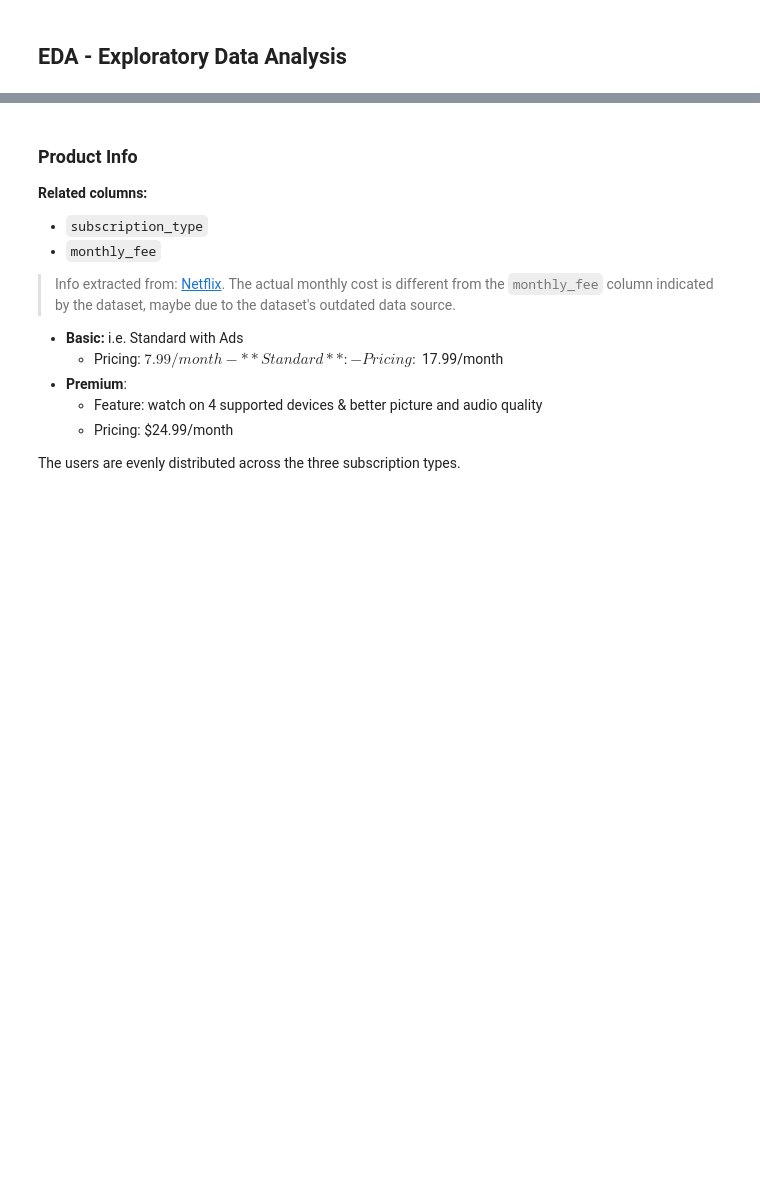
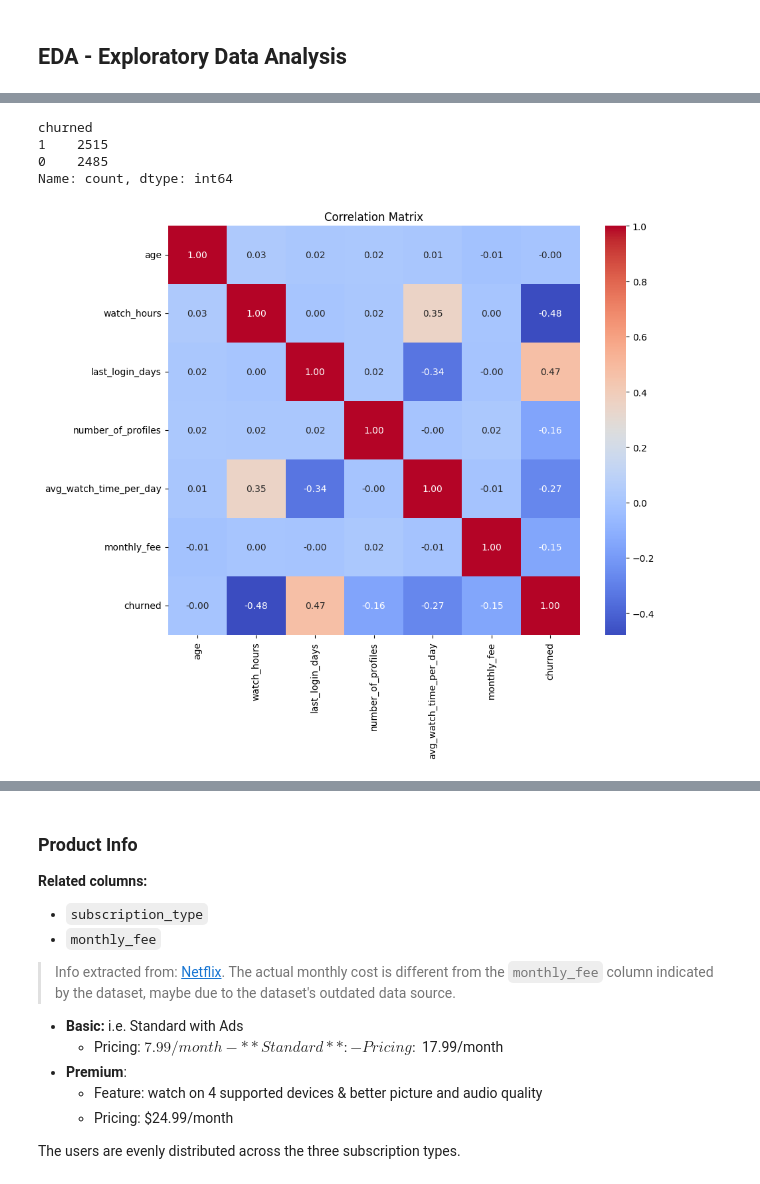
Before and after one commit to Lorre-Ramon/Netflix-Customer-Churn, a Jupyter notebook: churn.ipynb, the cells around one changed output, grey strips where cells are left out. Saved outputs shown, nothing was run; the diff lists cells and outputs as text; code cells hidden in the pictures; blank space fills up the shorter version.

```diff
--- a/churn.ipynb
+++ b/churn.ipynb
@@ -78,0 +77,17 @@ Name: count, dtype: int64
+# %%
+df['churned'].value_counts()
+# %% [output]
+churned
+1    2515
+0    2485
+Name: count, dtype: int64
+# %%
+# correlation matrix for continuous variables
+vars = ['age', 'watch_hours', 'last_login_days', 'number_of_profiles', 'avg_watch_time_per_day', 'monthly_fee', 'churned']
+plt.figure(figsize=(10,8))
+corr = df[vars].corr()
+sns.heatmap(corr, annot=True, cmap='coolwarm', fmt=".2f")
+plt.title('Correlation Matrix')
+plt.show()
+# %% [output]
+[figure, added]
```
Also changed, not shown: parts of 24 cells of this notebook.
